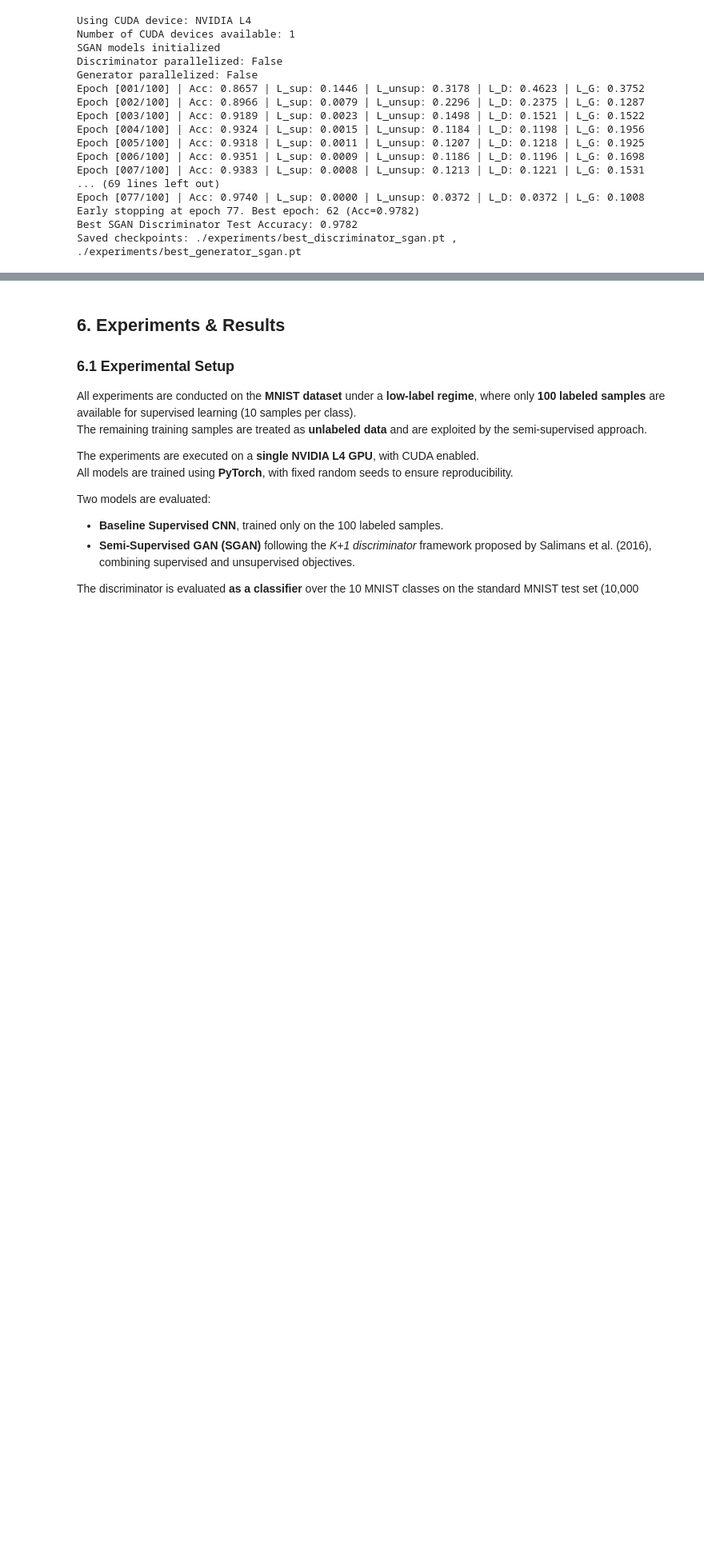
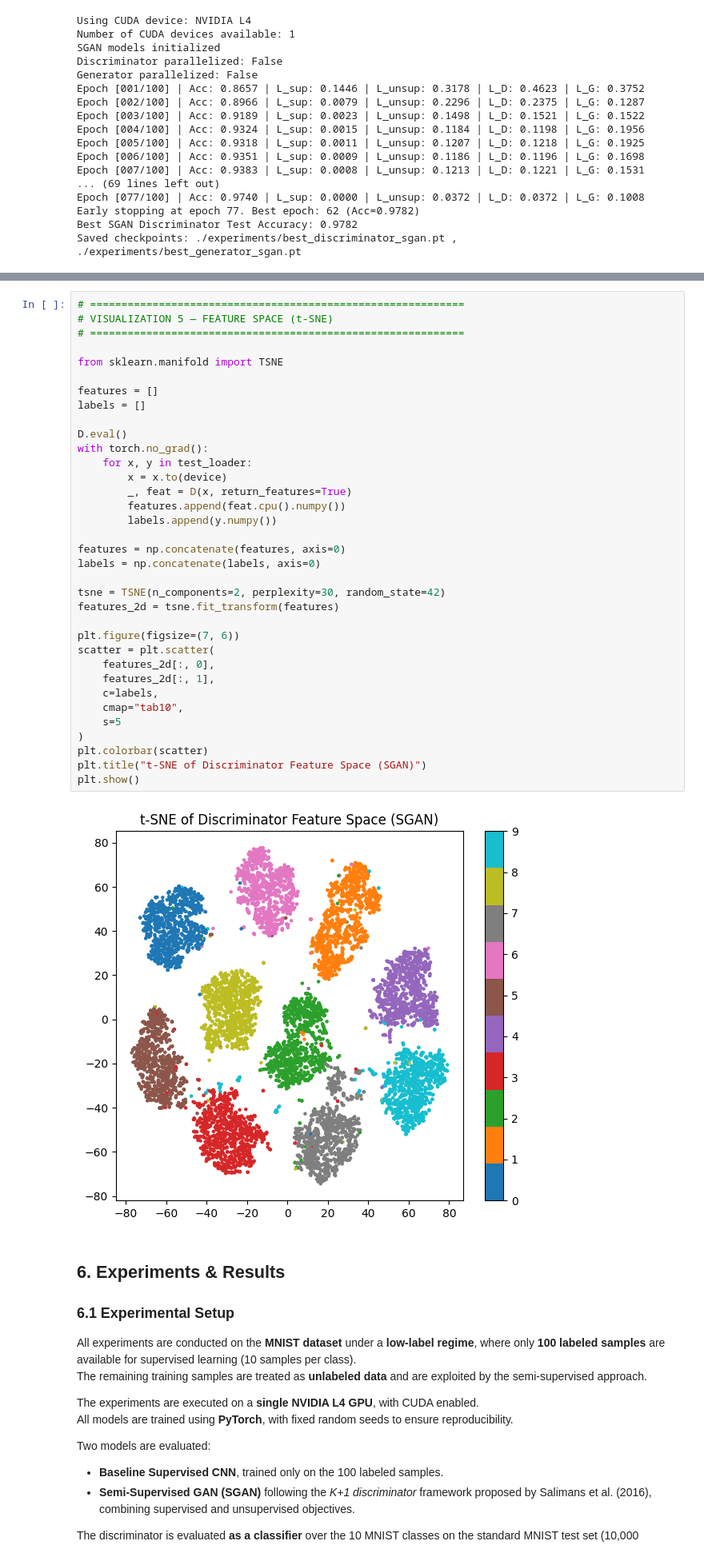
Before and after one commit to gackouhamady/mnist_100labels_gan, a Jupyter notebook: notebooks/Main.ipynb, the cells around one changed output, grey strips where cells are left out. Shown at 80% size. Saved outputs shown, nothing was run; the diff lists cells and outputs as text; blank space fills up the shorter version.

```diff
--- a/notebooks/Main.ipynb
+++ b/notebooks/Main.ipynb
@@ -807,3 +867,40 @@ Saved checkpoints: ./experiments/best_discriminator_sgan.pt , ./experiments/best
+# %%
+# ============================================================
+# VISUALIZATION 5 — FEATURE SPACE (t-SNE)
+# ============================================================
+
+from sklearn.manifold import TSNE
+
+features = []
+labels = []
+
+D.eval()
+with torch.no_grad():
+    for x, y in test_loader:
+        x = x.to(device)
+        _, feat = D(x, return_features=True)
+        features.append(feat.cpu().numpy())
+        labels.append(y.numpy())
+
+features = np.concatenate(features, axis=0)
+labels = np.concatenate(labels, axis=0)
+
+tsne = TSNE(n_components=2, perplexity=30, random_state=42)
+features_2d = tsne.fit_transform(features)
+
+plt.figure(figsize=(7, 6))
+scatter = plt.scatter(
+    features_2d[:, 0],
+    features_2d[:, 1],
+    c=labels,
+    cmap="tab10",
+    s=5
+)
+plt.colorbar(scatter)
+plt.title("t-SNE of Discriminator Feature Space (SGAN)")
+plt.show()
+# %% [output]
+[figure, added]
 # %% [markdown]
 ## 6. Experiments & Results
 
```
Also changed, not shown: parts of 4 cells of this notebook.
